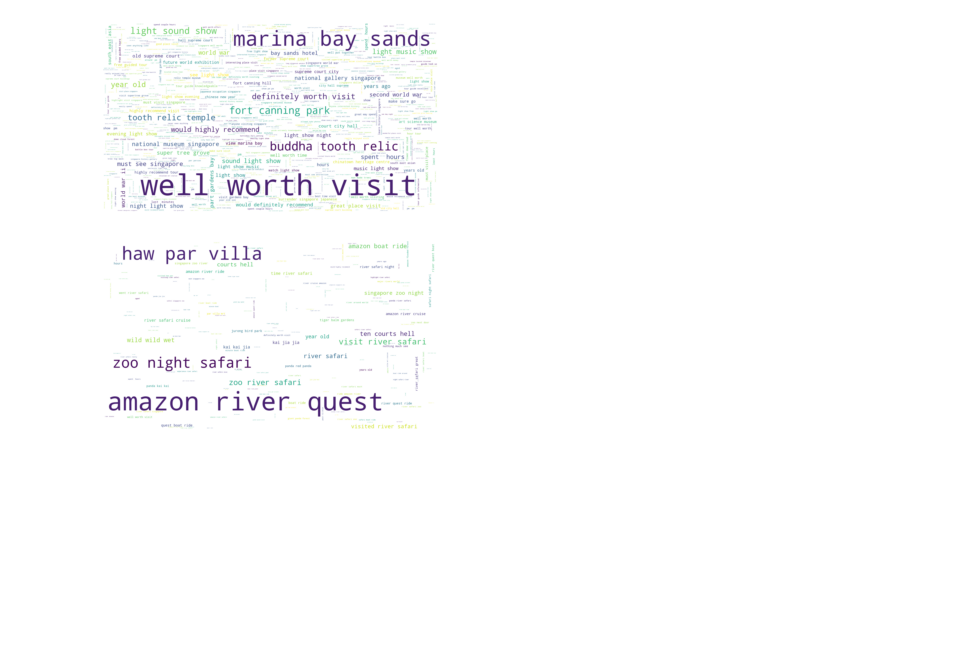
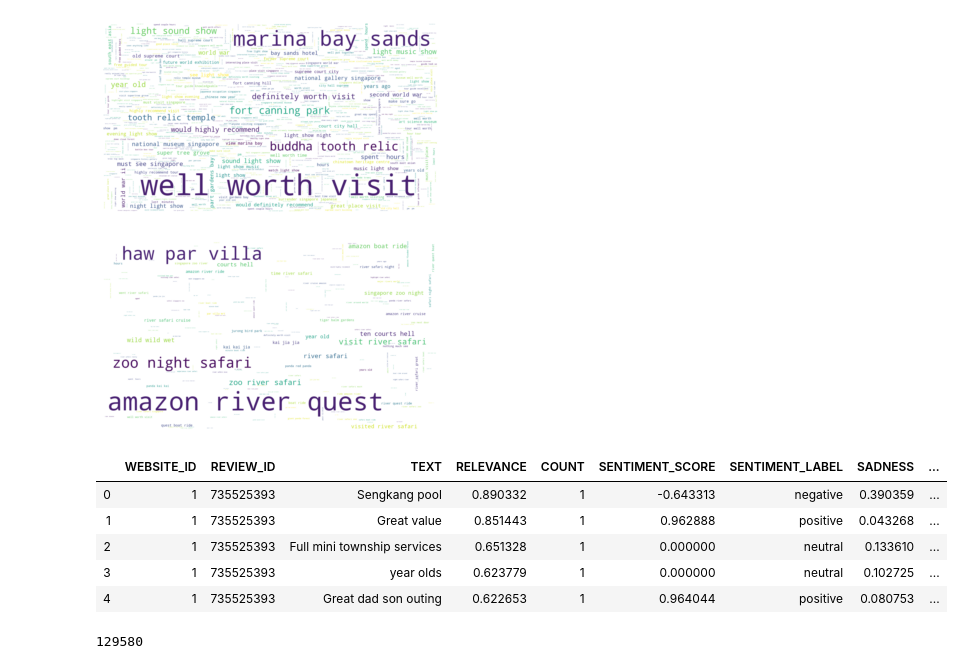
Before and after one commit to Pudgilicious/STB_social_media, a Jupyter notebook: aspects/TripA_word_cloud.ipynb, the cells around one changed output. Drawn from its saved outputs; the diff is of its cells as text; code cells hidden in the pictures; blank space fills up the shorter version.

```diff
--- a/aspects/TripA_word_cloud.ipynb
+++ b/aspects/TripA_word_cloud.ipynb
@@ -322,3 +322,17 @@ with open('./aspects/tripa_corpus.txt', 'w') as filehandle:
     filehandle.writelines("{}\n".format(review) for review in reviews_text)
 
 filehandle.close()
+# %%
+tripa_ibm_keywords_df.head()
+# %% [output]
+|  | WEBSITE_ID | REVIEW_ID | TEXT | RELEVANCE | COUNT | SENTIMENT_SCORE | SENTIMENT_LABEL | SADNESS | ... |
+| 0 | 1 | 735525393 | Sengkang pool | 0.890332 | 1 | -0.643313 | negative | 0.390359 | ... |
+| 1 | 1 | 735525393 | Great value | 0.851443 | 1 | 0.962888 | positive | 0.043268 | ... |
+| 2 | 1 | 735525393 | Full mini township services | 0.651328 | 1 | 0.000000 | neutral | 0.133610 | ... |
+| 3 | 1 | 735525393 | year olds | 0.623779 | 1 | 0.000000 | neutral | 0.102725 | ... |
+| 4 | 1 | 735525393 | Great dad son outing | 0.622653 | 1 | 0.964044 | positive | 0.080753 | ... |
+# %%
+## Create corpus from ibm text
+review_ids = [i for i in set(tripa_ibm_keywords_df.REVIEW_ID)]
+# %% [output]
+129580
```
Also changed, not shown: parts of 2 cells of this notebook, 15 other files.
